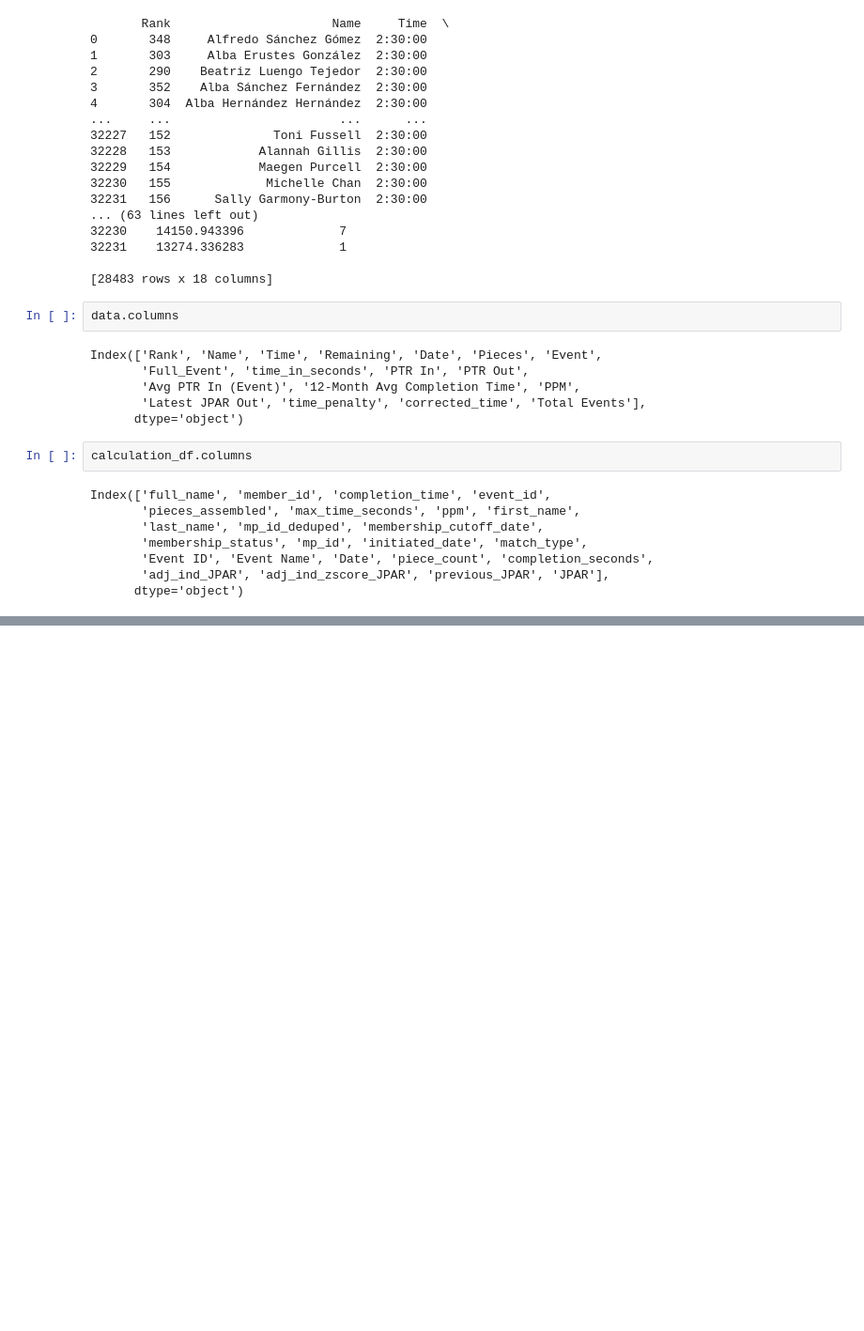
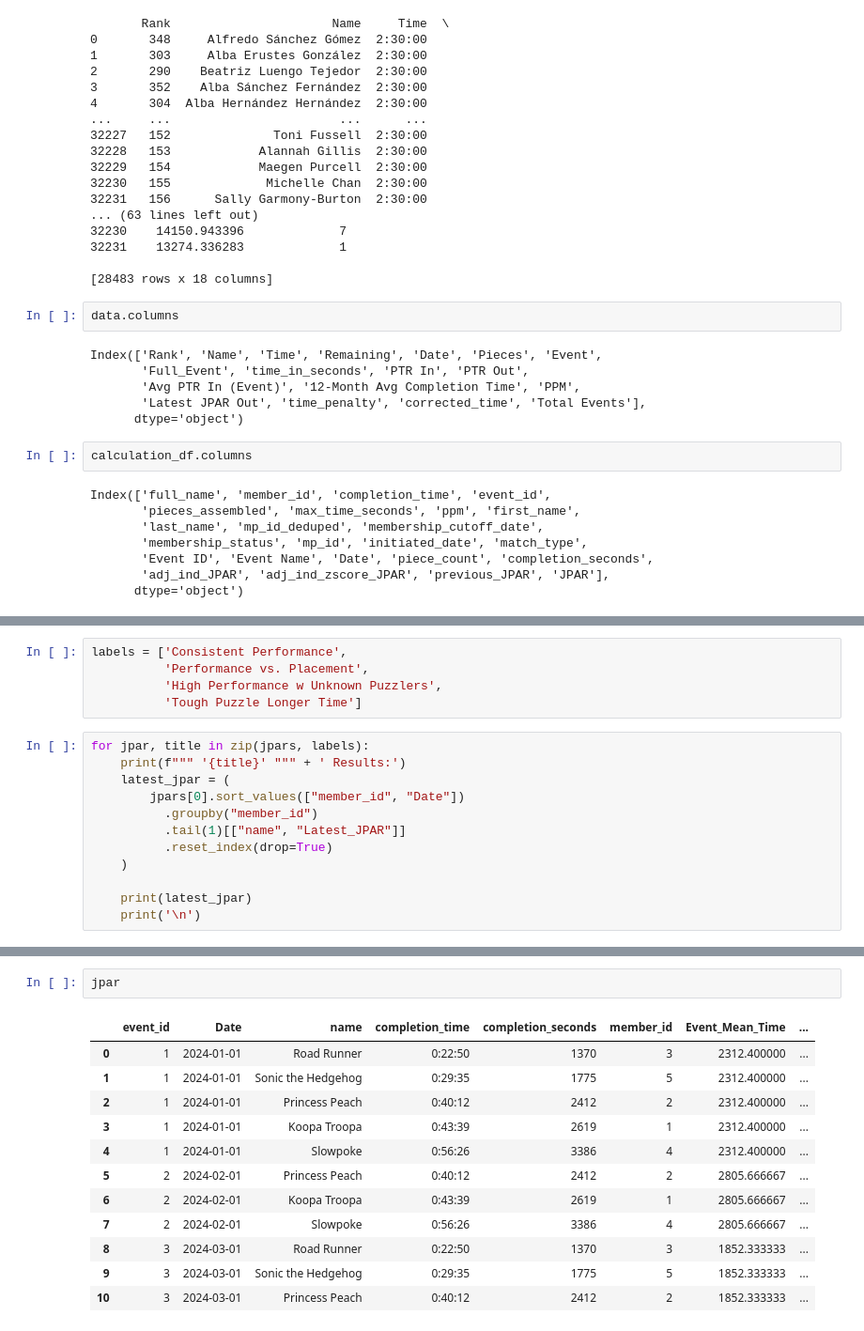
Before and after one commit to JacobPilawa/dashboard_prototype, a Jupyter notebook: jpar_recalc_notebook.ipynb, the cells around one changed output, grey strips where cells are left out. Shown: that part at 94% size. Drawn from its saved outputs; the diff is of its cells as text; blank space fills up the shorter version.

```diff
--- a/jpar_recalc_notebook.ipynb
+++ b/jpar_recalc_notebook.ipynb
@@ -283,0 +548,17 @@ Index(['full_name', 'member_id', 'completion_time', 'event_id',
+# %%
+labels = ['Consistent Performance',
+          'Performance vs. Placement',
+          'High Performance w Unknown Puzzlers',
+          'Tough Puzzle Longer Time']
+# %%
+for jpar, title in zip(jpars, labels):
+    print(f""" '{title}' """ + ' Results:')
+    latest_jpar = (
+        jpars[0].sort_values(["member_id", "Date"])
+          .groupby("member_id")
+          .tail(1)[["name", "Latest_JPAR"]]
+          .reset_index(drop=True)
+    )
+
+    print(latest_jpar)
+    print('\n')
@@ -283,0 +616,15 @@ Index(['full_name', 'member_id', 'completion_time', 'event_id',
+# %%
+jpar
+# %% [output]
+|  | event_id | Date | name | completion_time | completion_seconds | member_id | Event_Mean_Time | ... |
+| 0 | 1 | 2024-01-01 | Road Runner | 0:22:50 | 1370 | 3 | 2312.400000 | ... |
+| 1 | 1 | 2024-01-01 | Sonic the Hedgehog | 0:29:35 | 1775 | 5 | 2312.400000 | ... |
+| 2 | 1 | 2024-01-01 | Princess Peach | 0:40:12 | 2412 | 2 | 2312.400000 | ... |
+| 3 | 1 | 2024-01-01 | Koopa Troopa | 0:43:39 | 2619 | 1 | 2312.400000 | ... |
+| 4 | 1 | 2024-01-01 | Slowpoke | 0:56:26 | 3386 | 4 | 2312.400000 | ... |
+| 5 | 2 | 2024-02-01 | Princess Peach | 0:40:12 | 2412 | 2 | 2805.666667 | ... |
+| 6 | 2 | 2024-02-01 | Koopa Troopa | 0:43:39 | 2619 | 1 | 2805.666667 | ... |
+| 7 | 2 | 2024-02-01 | Slowpoke | 0:56:26 | 3386 | 4 | 2805.666667 | ... |
+| 8 | 3 | 2024-03-01 | Road Runner | 0:22:50 | 1370 | 3 | 1852.333333 | ... |
+| 9 | 3 | 2024-03-01 | Sonic the Hedgehog | 0:29:35 | 1775 | 5 | 1852.333333 | ... |
+| 10 | 3 | 2024-03-01 | Princess Peach | 0:40:12 | 2412 | 2 | 1852.333333 | ... |
```
Also changed, not shown: parts of 19 cells of this notebook, 12 other files.
